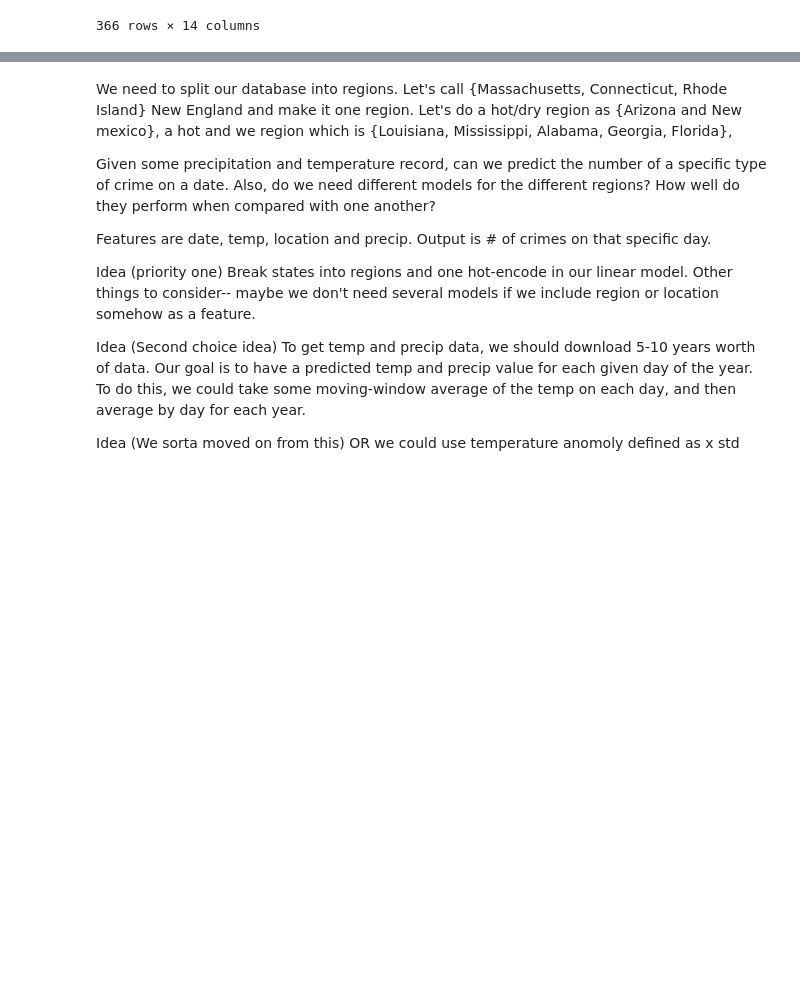
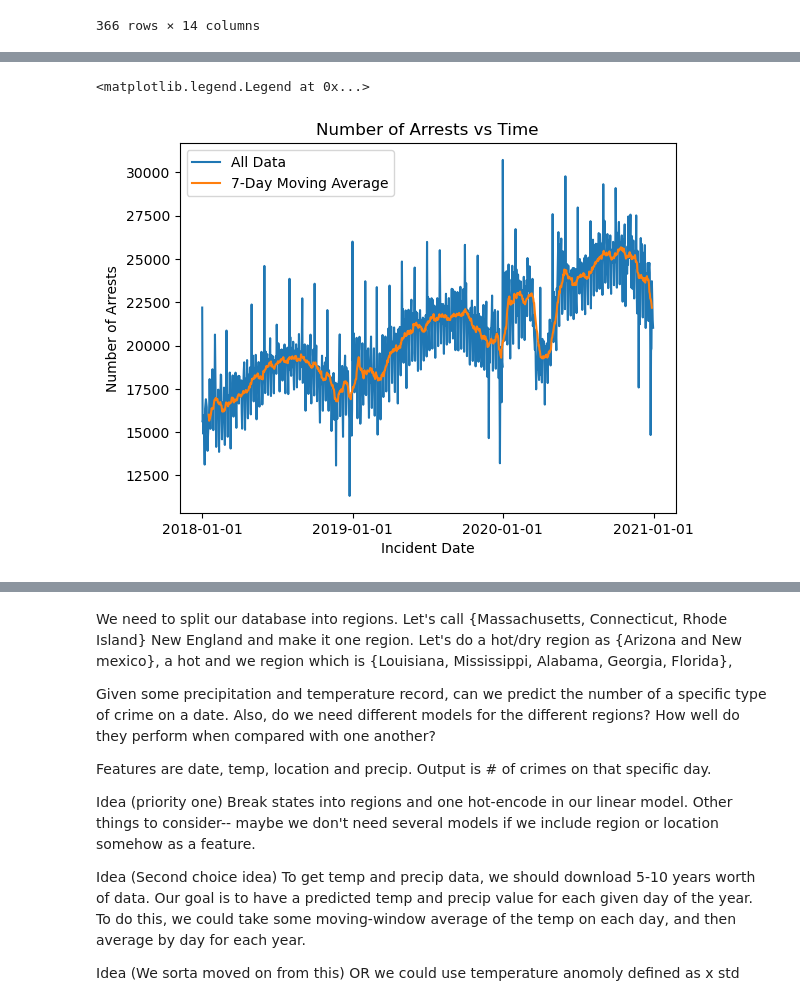
Before and after one commit to gavintchan/data200-grad-project, a Jupyter notebook: data200_grad_project.ipynb, the cells around one changed output, grey strips where cells are left out. Cells and saved outputs as stored; diff of their text form; code cells hidden in the pictures; blank space fills up the shorter version.

```diff
--- a/data200_grad_project.ipynb
+++ b/data200_grad_project.ipynb
@@ -493,0 +545,12 @@ Finished getting substrings and converting to columns
+# %%
+df_crime_data_2020 = decode_raw_string(df_crime_data_2020)
+print("Decoded 2020")
+
+df_crime_data_2019 = decode_raw_string(df_crime_data_2019)
+print("Decoded 2019")
+
+df_crime_data_2018 = decode_raw_string(df_crime_data_2018)
+print("Decoded 2018")
+
+df_crime_data = pd.concat([df_crime_data_2020, df_crime_data_2019, df_crime_data_2018])
+print("Combined dataframes!")
@@ -573,0 +642,20 @@ Name: Incident Number, Length: 4517556, dtype: int64
+# %%
+# Look at most popular crimes as a function of time
+
+df_crime_data['Incident Date'] = pd.to_datetime(df_crime_data['Incident Date'], yearfirst = True)
+
+
+#Let's start super simply by just viewing the number of arrests vs time
+timevsArrests = df_crime_data.groupby(["Incident Date"]).count().iloc[:,0]
+rollingAverage = timevsArrests.rolling(20).mean().shift(-3)
+fig, ax = plt.subplots()
+sns.lineplot(x = pd.to_datetime(timevsArrests.index),y=timevsArrests,ax=ax)
+sns.lineplot(x = pd.to_datetime(rollingAverage.index), y = rollingAverage,ax=ax)
+plt.xticks(["2018-01-01", "2019-01-01","2020-01-01","2021-01-01"])
+plt.xlabel("Incident Date")
+plt.ylabel("Number of Arrests")
+plt.title("Number of Arrests vs Time")
+plt.legend(["All Data", "7-Day Moving Average"])
+# %% [output]
+<matplotlib.legend.Legend at 0x...>
+[figure, added]
```
Also changed, not shown: parts of 20 cells of this notebook.
